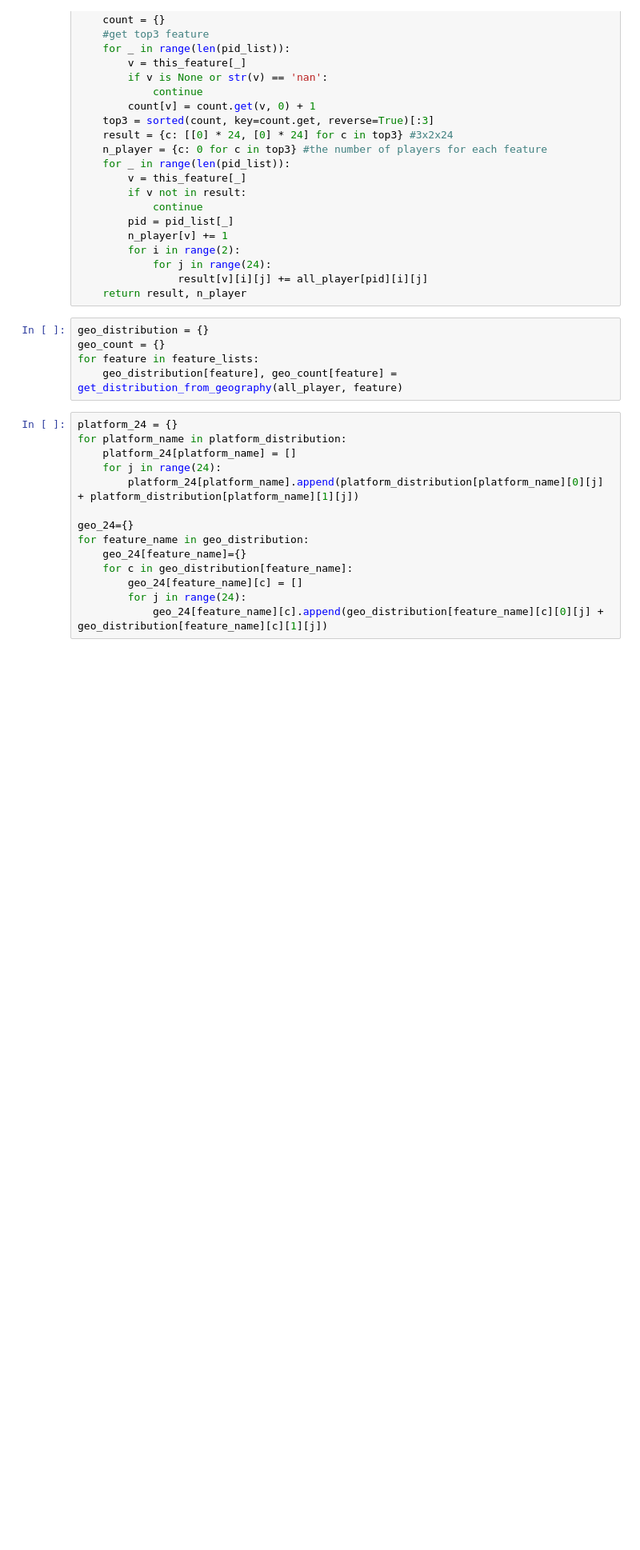
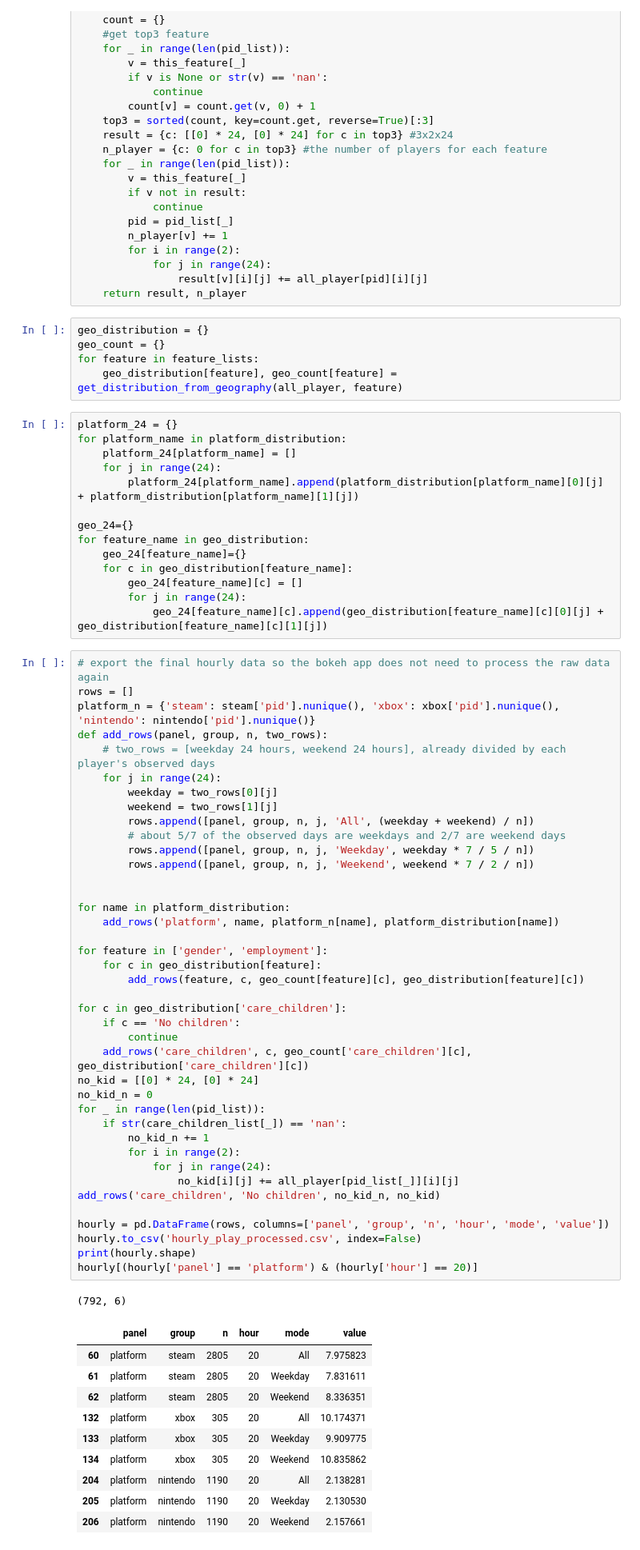
Before and after one commit to jinalpawar/Open_Play_Analysis, a Jupyter notebook: eda-junfei.ipynb, the cells around one changed output. Shown at 80% size. Cells and saved outputs as stored; diff of their text form; blank space fills up the shorter version.

Commit message:
Add export cell for hourly play data

```diff
--- a/eda-junfei.ipynb
+++ b/eda-junfei.ipynb
@@ -302,6 +302,58 @@ for feature_name in geo_distribution:
         geo_24[feature_name][c] = []
         for j in range(24):
             geo_24[feature_name][c].append(geo_distribution[feature_name][c][0][j] + geo_distribution[feature_name][c][1][j])
+# %%
+# export the final hourly data so the bokeh app does not need to process the raw data again
+rows = []
+platform_n = {'steam': steam['pid'].nunique(), 'xbox': xbox['pid'].nunique(), 'nintendo': nintendo['pid'].nunique()}
+def add_rows(panel, group, n, two_rows):
+    # two_rows = [weekday 24 hours, weekend 24 hours], already divided by each player's observed days
+    for j in range(24):
+        weekday = two_rows[0][j]
+        weekend = two_rows[1][j]
+        rows.append([panel, group, n, j, 'All', (weekday + weekend) / n])
+        # about 5/7 of the observed days are weekdays and 2/7 are weekend days
+        rows.append([panel, group, n, j, 'Weekday', weekday * 7 / 5 / n])
+        rows.append([panel, group, n, j, 'Weekend', weekend * 7 / 2 / n])
+
+
+for name in platform_distribution:
+    add_rows('platform', name, platform_n[name], platform_distribution[name])
+
+for feature in ['gender', 'employment']:
+    for c in geo_distribution[feature]:
+        add_rows(feature, c, geo_count[feature][c], geo_distribution[feature][c])
+
+for c in geo_distribution['care_children']:
+    if c == 'No children':
+        continue
+    add_rows('care_children', c, geo_count['care_children'][c], geo_distribution['care_children'][c])
+no_kid = [[0] * 24, [0] * 24]
+no_kid_n = 0
+for _ in range(len(pid_list)):
+    if str(care_children_list[_]) == 'nan':
+        no_kid_n += 1
+        for i in range(2):
+            for j in range(24):
+                no_kid[i][j] += all_player[pid_list[_]][i][j]
+add_rows('care_children', 'No children', no_kid_n, no_kid)
+
+hourly = pd.DataFrame(rows, columns=['panel', 'group', 'n', 'hour', 'mode', 'value'])
+hourly.to_csv('hourly_play_processed.csv', index=False)
+print(hourly.shape)
+hourly[(hourly['panel'] == 'platform') & (hourly['hour'] == 20)]
+# %% [output]
+(792, 6)
+|  | panel | group | n | hour | mode | value |
+| 60 | platform | steam | 2805 | 20 | All | 7.975823 |
+| 61 | platform | steam | 2805 | 20 | Weekday | 7.831611 |
+| 62 | platform | steam | 2805 | 20 | Weekend | 8.336351 |
+| 132 | platform | xbox | 305 | 20 | All | 10.174371 |
+| 133 | platform | xbox | 305 | 20 | Weekday | 9.909775 |
+| 134 | platform | xbox | 305 | 20 | Weekend | 10.835862 |
+| 204 | platform | nintendo | 1190 | 20 | All | 2.138281 |
+| 205 | platform | nintendo | 1190 | 20 | Weekday | 2.130530 |
+| 206 | platform | nintendo | 1190 | 20 | Weekend | 2.157661 |
 # %%
 from bokeh.plotting import figure, show
 from bokeh.layouts import gridplot
```
Also changed, not shown: parts of 4 cells of this notebook.
